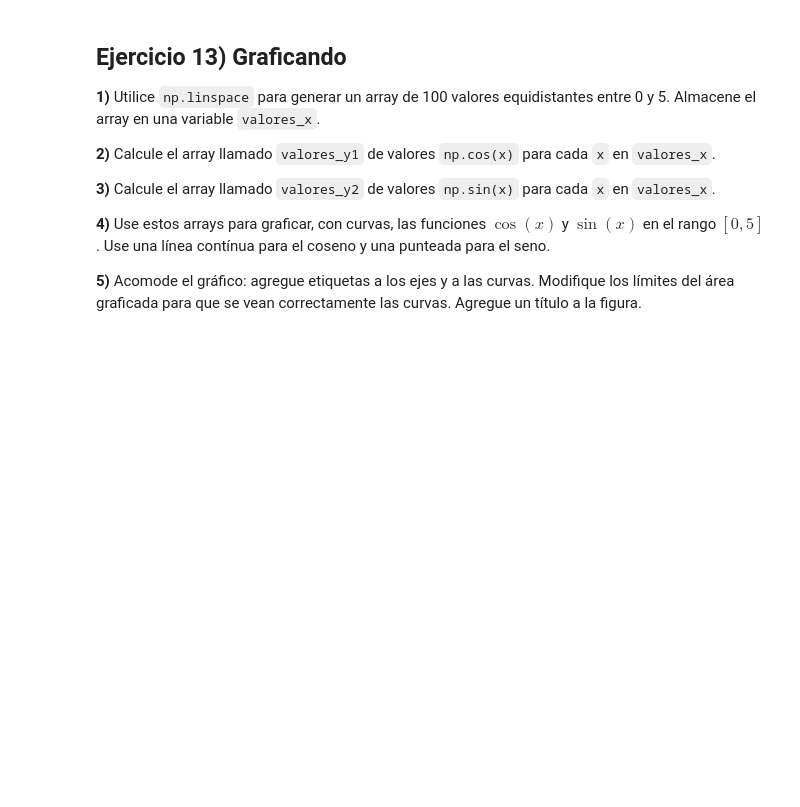
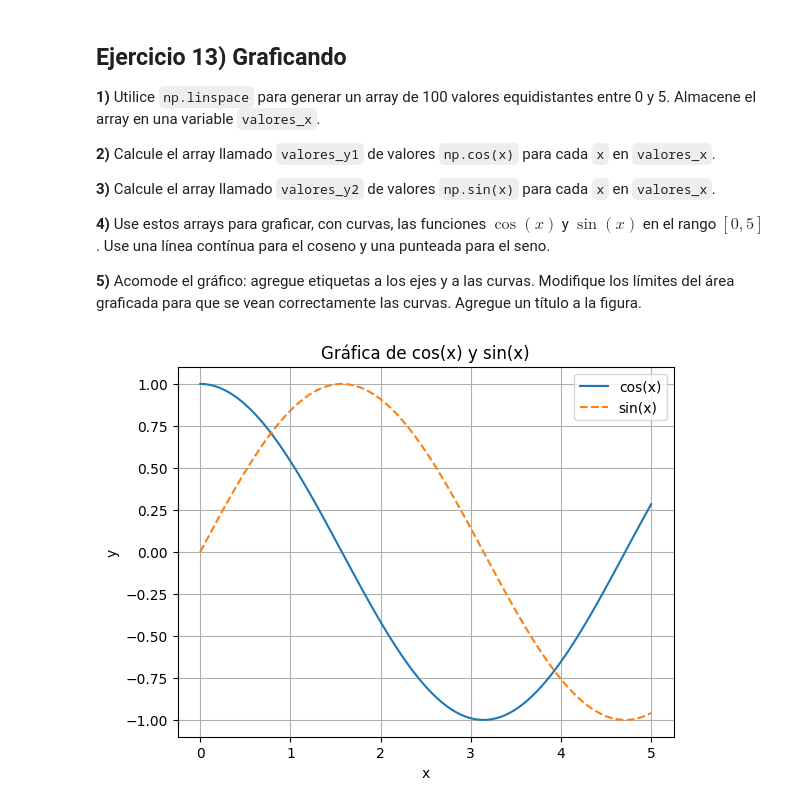
Before and after one commit to EduardoFerre18/FAMAF, a Jupyter notebook: Optativas/Redes Neuronales/redes_neuronales_2025_guia_1.ipynb, the cells around one changed output. Saved outputs shown, nothing was run; the diff lists cells and outputs as text; code cells hidden in the pictures; blank space fills up the shorter version.

```diff
--- a/Optativas/Redes Neuronales/redes_neuronales_2025_guia_1.ipynb
+++ b/Optativas/Redes Neuronales/redes_neuronales_2025_guia_1.ipynb
@@ -300,0 +608,17 @@ donde $f(n) = n/2$ si $n$ es par y $f(n)=3n+1$ si $n$ es impar, partiendo de $n_
+# %%
+# 13.1)
+valores_x = np.linspace(0, 5, 100)
+
+valores_y1 = np.cos(valores_x)
+valores_y2 = np.sin(valores_x)
+
+plt.plot(valores_x, valores_y1, label='cos(x)')
+plt.plot(valores_x, valores_y2, label='sin(x)', linestyle='--')
+plt.xlabel('x')
+plt.ylabel('y')
+plt.title('Gráfica de cos(x) y sin(x)')
+plt.legend()
+plt.grid()
+plt.show()
+# %% [output]
+[figure, added]
```
Also changed, not shown: parts of 54 cells of this notebook.
